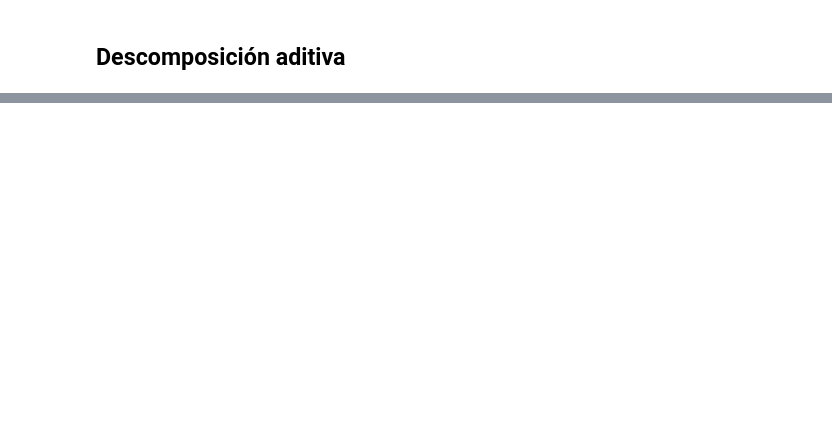
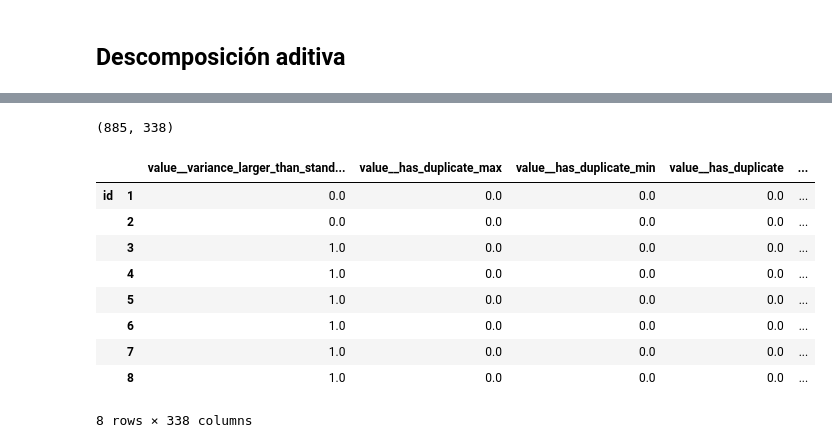
Before and after one commit to juanpablosalas/prueba-meli, a Jupyter notebook: scripts/3. Series de tiempo.ipynb, the cells around one changed output, grey strips where cells are left out. Saved outputs shown, nothing was run; the diff lists cells and outputs as text; code cells hidden in the pictures; blank space fills up the shorter version.

```diff
--- a/scripts/3. Series de tiempo.ipynb
+++ b/scripts/3. Series de tiempo.ipynb
@@ -112,0 +111,18 @@ plt.show()
+# %%
+extracted_features_1 = extract_features(timeseries_container=forecasting_frame_1, column_id='id', column_sort='time', column_value='value')
+extracted_features_1.drop(columns=extracted_features_1.columns[extracted_features_1.isna().sum()==extracted_features_1.shape[0]],inplace=True)
+extracted_features_1 = impute(extracted_features_1)
+print(extracted_features_1.shape)
+extracted_features_1.head(8)
+# %% [output]
+(885, 338)
+|  |  | value__variance_larger_than_stand... | value__has_duplicate_max | value__has_duplicate_min | value__has_duplicate | ... |
+| id | 1 | 0.0 | 0.0 | 0.0 | 0.0 | ... |
+|  | 2 | 0.0 | 0.0 | 0.0 | 0.0 | ... |
+|  | 3 | 1.0 | 0.0 | 0.0 | 0.0 | ... |
+|  | 4 | 1.0 | 0.0 | 0.0 | 0.0 | ... |
+|  | 5 | 1.0 | 0.0 | 0.0 | 0.0 | ... |
+|  | 6 | 1.0 | 0.0 | 0.0 | 0.0 | ... |
+|  | 7 | 1.0 | 0.0 | 0.0 | 0.0 | ... |
+|  | 8 | 1.0 | 0.0 | 0.0 | 0.0 | ... |
+8 rows × 338 columns
```
Also changed, not shown: parts of 18 cells of this notebook.
